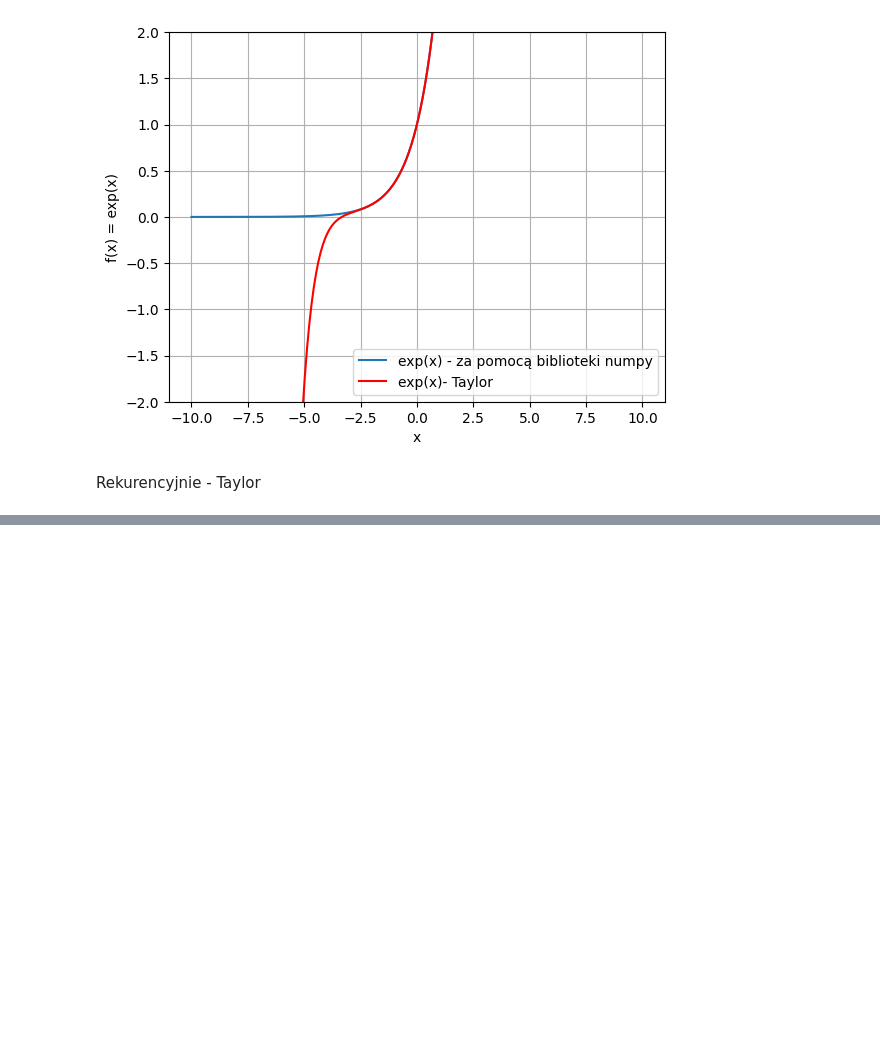
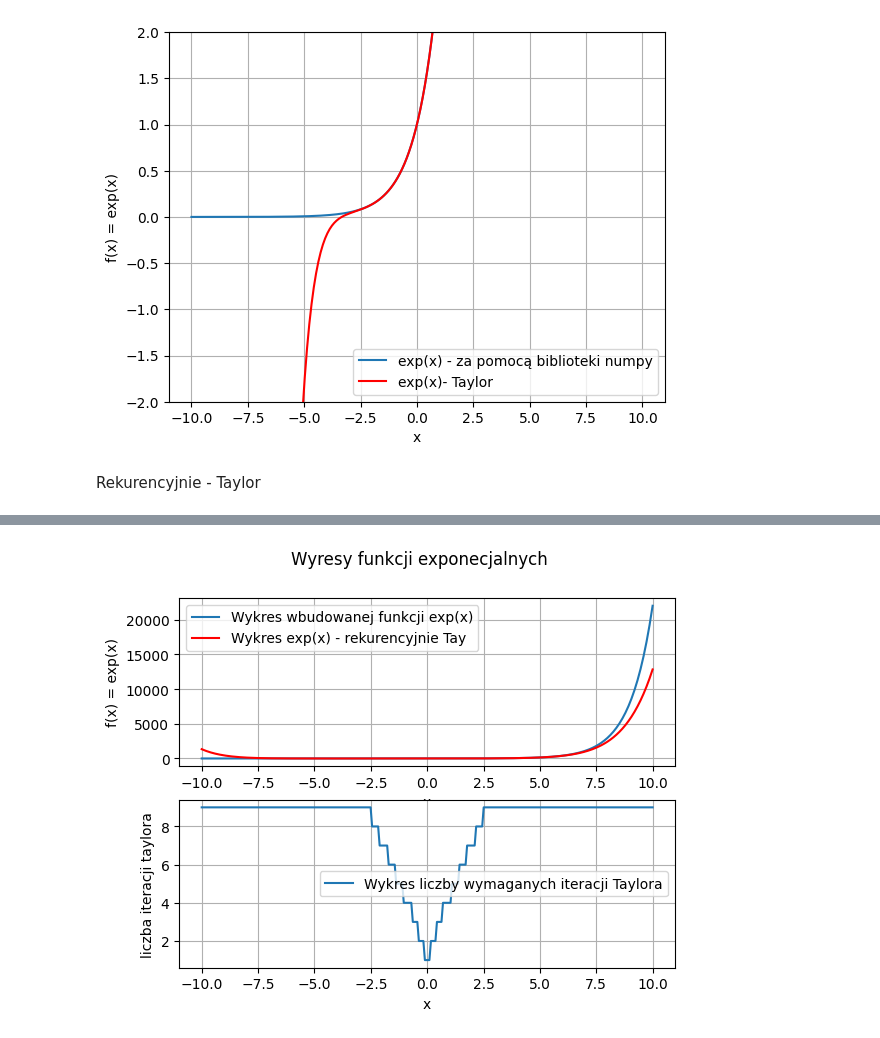
Before and after one commit to TheNuRii/Algorytmy_obliczeniowe, a Jupyter notebook: kolokwium_2/material_kol/taylor.ipynb, the cells around one changed output, grey strips where cells are left out. Drawn from its saved outputs; the diff is of its cells as text; code cells hidden in the pictures; blank space fills up the shorter version.

```diff
--- a/kolokwium_2/material_kol/taylor.ipynb
+++ b/kolokwium_2/material_kol/taylor.ipynb
@@ -234,0 +300,43 @@ cos rekurencyjnie: 0.03678143058153308, cos: -0.8390715290764524, blad: 0.875852
+# %%
+import numpy as np
+import matplotlib.pyplot as plt
+
+def exp_rek(x, N, err):
+    an = x
+    y = x
+    for i in range(1,N):
+        an *= x / (i + 1)
+        if abs(an) < err:
+            break
+        y += an
+    return y, i
+
+x = np.linspace(-10, 10, 300)
+N =10
+err = 0.01
+
+y_rek = np.zeros(len(x))
+y_wbudowane = np.exp(x)
+liczba_iteracji = np.zeros(len(x))
+for i in range(len(x)):
+    y_rek[i], liczba_iteracji[i] = exp_rek(x[i], N, err)
+
+fig, (ax1, ax2) = plt.subplots(2, 1)
+plt.suptitle("Wyresy funkcji exponecjalnych")
+
+ax1.plot(x, y_wbudowane, label="Wykres wbudowanej funkcji exp(x)")
+ax1.plot(x, y_rek, label="Wykres exp(x) - rekurencyjnie Tay", color='r')
+ax1.set_xlabel("x")
+ax1.set_ylabel("f(x) = exp(x)")
+ax1.legend()
+ax1.grid()
+
+ax2.plot(x, liczba_iteracji, label="Wykres liczby wymaganych iteracji Taylora")
+ax2.set_xlabel('x')
+ax2.set_ylabel("liczba iteracji taylora")
+ax2.legend()
+ax2.grid()
+
+plt.show()
+# %% [output]
+[figure, added]
```
Also changed, not shown: parts of 3 cells of this notebook, 2 other files.
